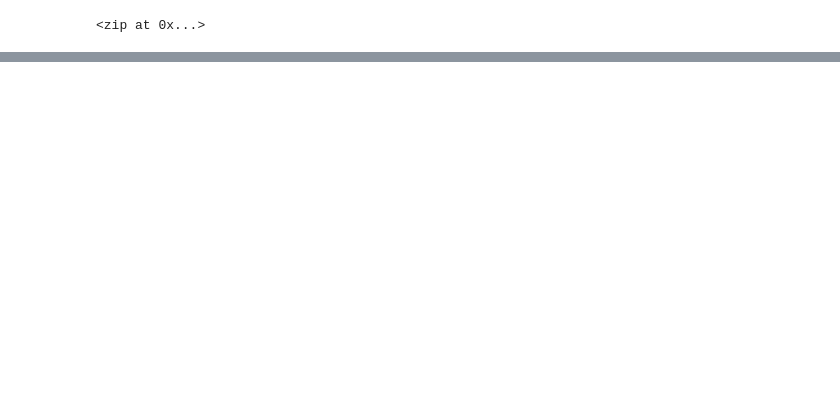
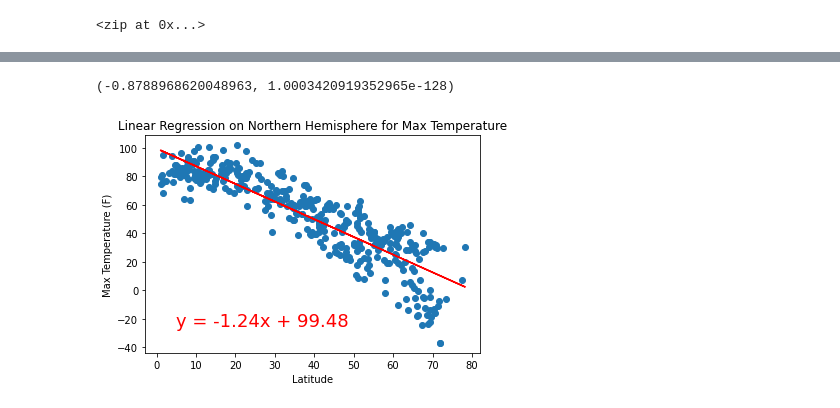
Before and after one commit to yazhcodes/World_Weather_Analysis, a Jupyter notebook: Course Work/WeatherPy.ipynb, the cells around one changed output, grey strips where cells are left out. Drawn from its saved outputs; the diff is of its cells as text; code cells hidden in the pictures; blank space fills up the shorter version.

Commit message:
Linear Regression

```diff
--- a/Course Work/WeatherPy.ipynb
+++ b/Course Work/WeatherPy.ipynb
@@ -193,0 +195,43 @@ plt.savefig('../Resources/Fig4.png')
+# %%
+# Split DataFrame into Northern and Southern Hemispheres
+north_weather_df = weather_df.loc[weather_df['Lat']>0]
+south_weather_df = weather_df.loc[weather_df['Lat']<0]
+
+# Linear Regression Plot Function
+def plot_linear_regression(xaxis, yaxis, regvals, annotate_eqn, annotate_pstn, ylabel, title):
+    plt.scatter(
+        xaxis,
+        yaxis
+        )
+    plt.plot(
+        xaxis,
+        regvals,
+        color = 'red'
+    )
+    plt.annotate(
+        annotate_eqn,
+        annotate_pstn,
+        color = 'red',
+        fontsize = 18
+    )
+    plt.xlabel('Latitude')
+    plt.ylabel(ylabel)
+    plt.title(title)
+# %%
+# Linear Regression - Latitude vs Temp (Northern Hemisphere)
+(slope,intercept,rval,pval,stderr) = linreg(north_weather_df['Lat'],north_weather_df['Max Temp'])
+linreg_eqn = 'y = ' + str(round(slope,2)) + 'x + ' + str(round(intercept,2))
+linreg_vals = [ slope*i + intercept for i in north_weather_df['Lat']]
+plot_linear_regression(
+                north_weather_df['Lat'],
+                north_weather_df['Max Temp'],
+                linreg_vals,
+                linreg_eqn,
+                (5,-25),
+                'Max Temperature (F)',
+                'Linear Regression on Northern Hemisphere for Max Temperature'
+)
+rval,pval
+# %% [output]
+(-0.8788968620048963, 1.0003420919352965e-128)
+[figure, added]
```
Also changed, not shown: parts of 16 cells of this notebook, 6 other files.
